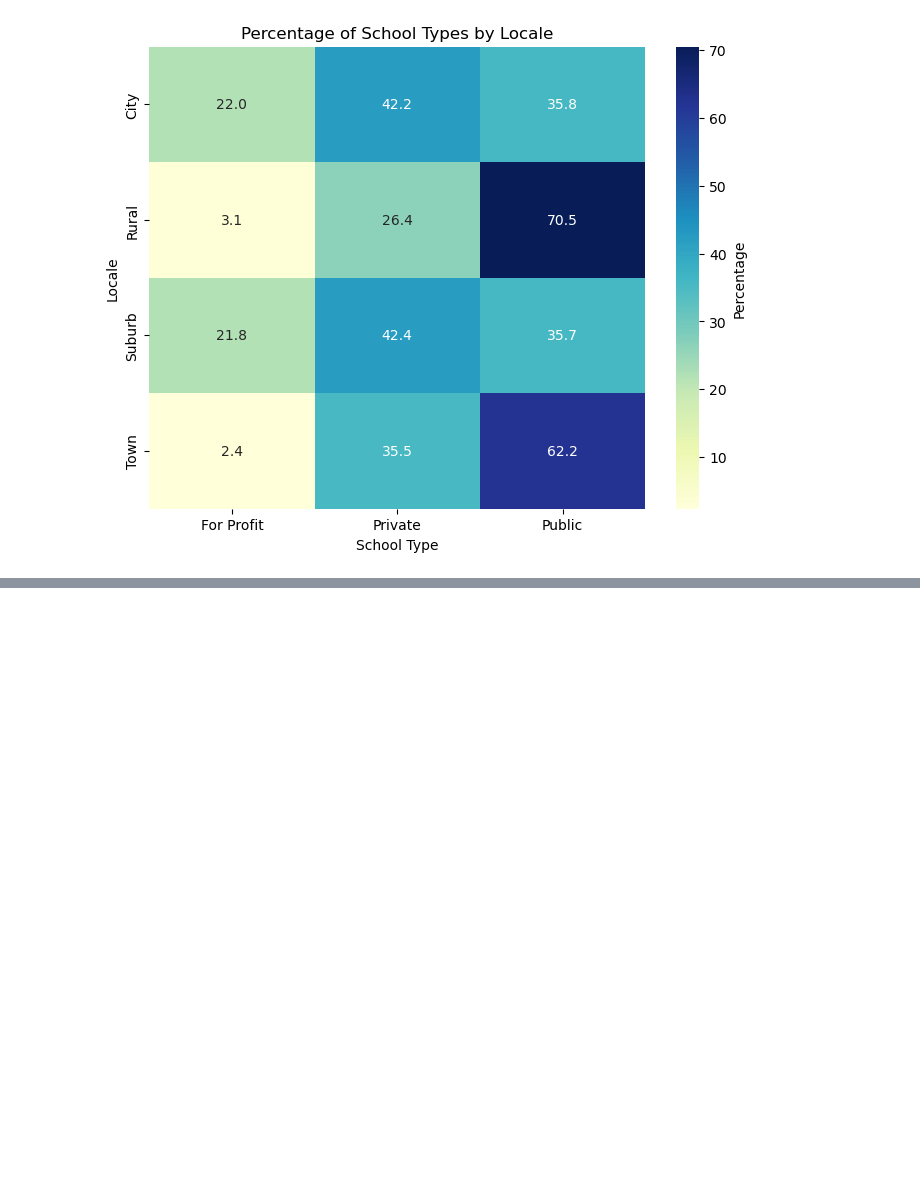
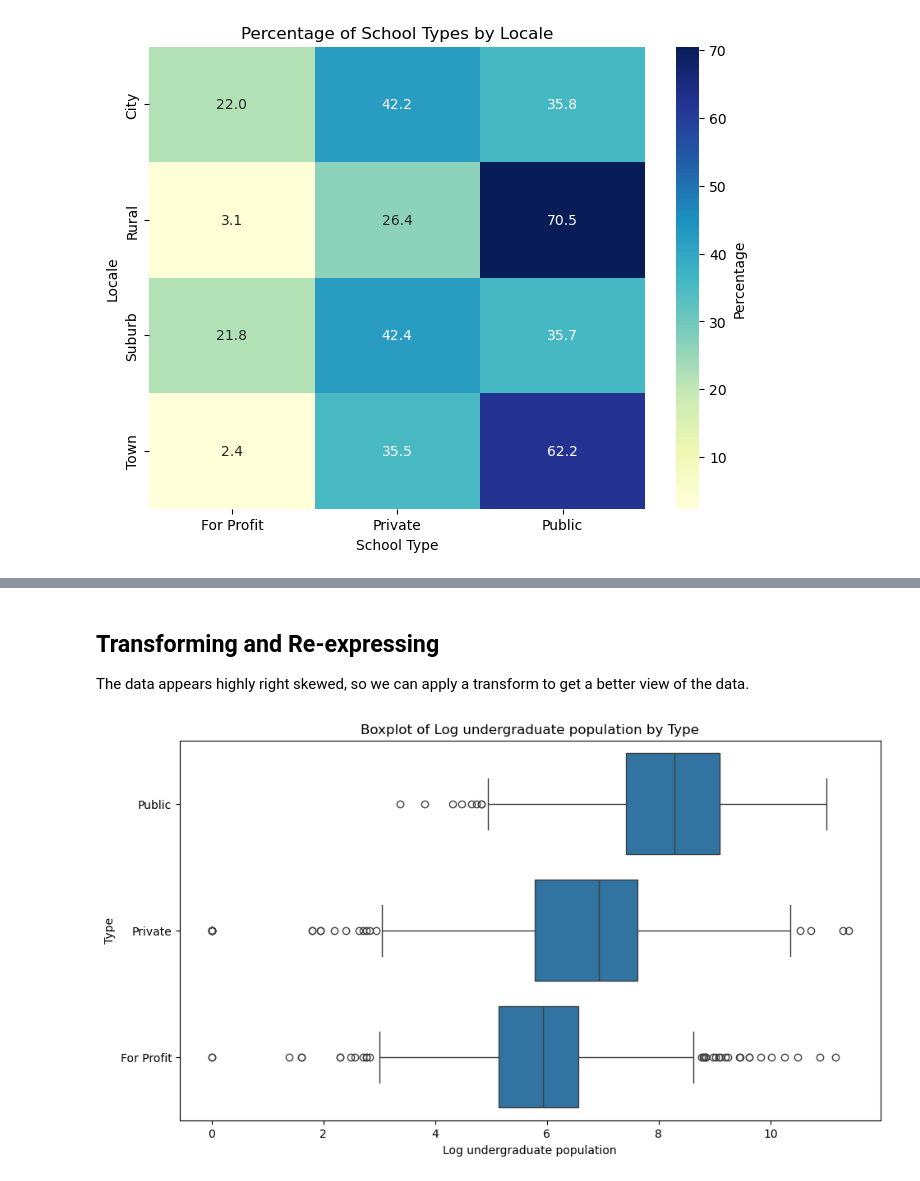
Before and after one commit to pkeen/intro-stats, a Jupyter notebook: 02-Data-Displaying/scorecard/scorecard.ipynb, the cells around one changed output, grey strips where cells are left out. Drawn from its saved outputs; the diff is of its cells as text; code cells hidden in the pictures; blank space fills up the shorter version.

```diff
--- a/02-Data-Displaying/scorecard/scorecard.ipynb
+++ b/02-Data-Displaying/scorecard/scorecard.ipynb
@@ -113,0 +128,18 @@ plt.show()
+# %% [markdown]
+## Transforming and Re-expressing
+The data appears highly right skewed, so we can apply a transform to get a better view of the data.
+# %%
+# transform data
+import numpy as np
+
+# Log transform
+df["log_ugds"] = np.log1p(df["UGDS"])
+
+plt.figure(figsize=(11, 6))
+sns.boxplot(data=df, x='log_ugds', y='TYPE')
+plt.xlabel('Log undergraduate population')
+plt.ylabel('Type')
+plt.title('Boxplot of Log undergraduate population by Type')
+plt.show()
+# %% [output]
+[figure, added]
```
Also changed, not shown: parts of 4 cells of this notebook.
